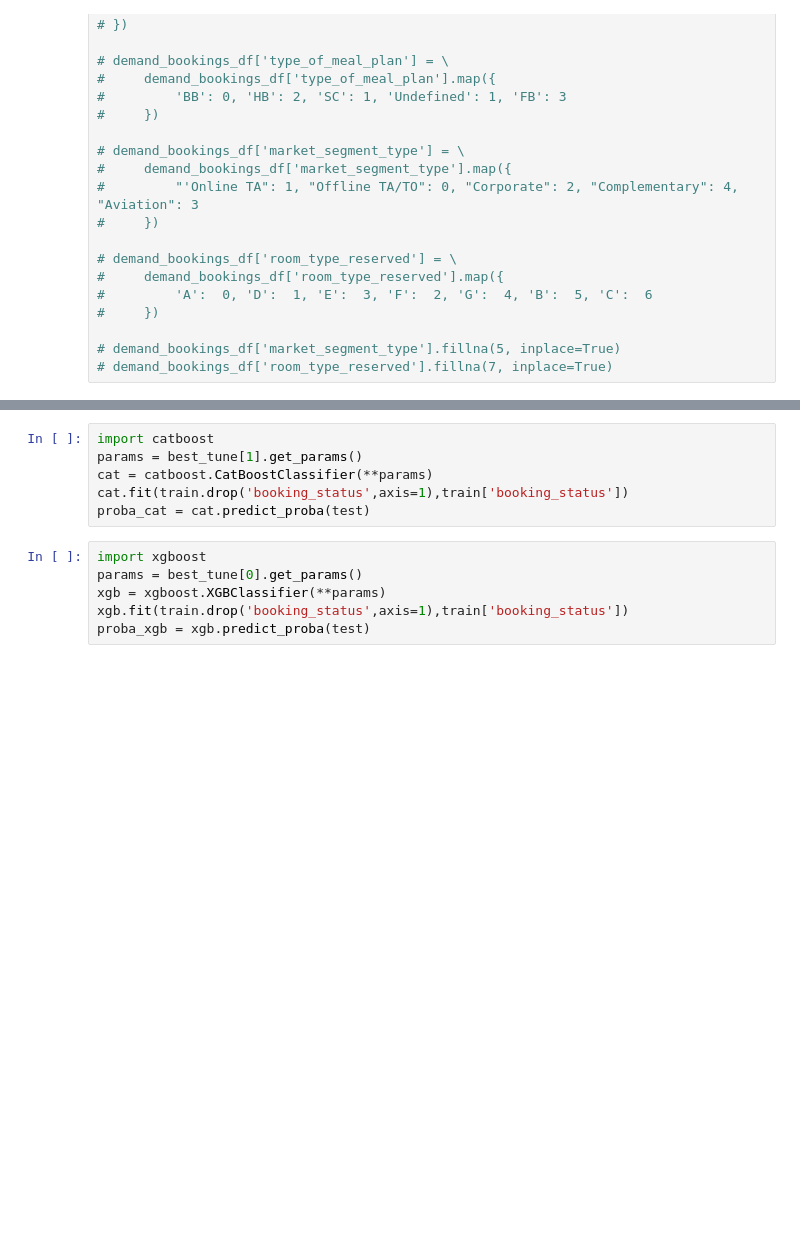
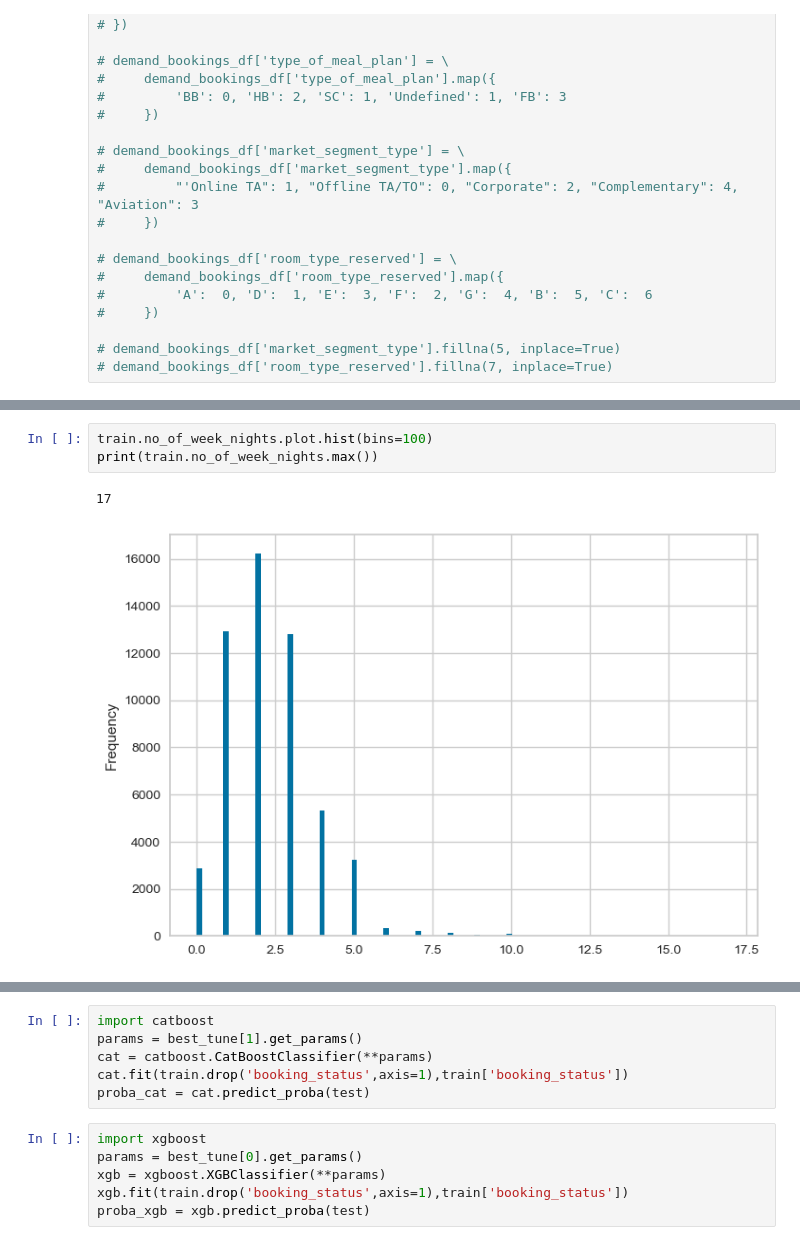
Before and after one commit to jjh0987/MyProject, a Jupyter notebook: pythonProject/kaggle/playground-series-s3e7/Untitled.ipynb, the cells around one changed output, grey strips where cells are left out. Saved outputs shown, nothing was run; the diff lists cells and outputs as text; blank space fills up the shorter version.

```diff
--- a/pythonProject/kaggle/playground-series-s3e7/Untitled.ipynb
+++ b/pythonProject/kaggle/playground-series-s3e7/Untitled.ipynb
@@ -56,0 +86,6 @@ test = pd.read_csv('./test.csv').drop('id',axis=1)
+# %%
+train.no_of_week_nights.plot.hist(bins=100)
+print(train.no_of_week_nights.max())
+# %% [output]
+17
+[figure, added]
```
Also changed, not shown: parts of 38 cells of this notebook, 16 other files.
